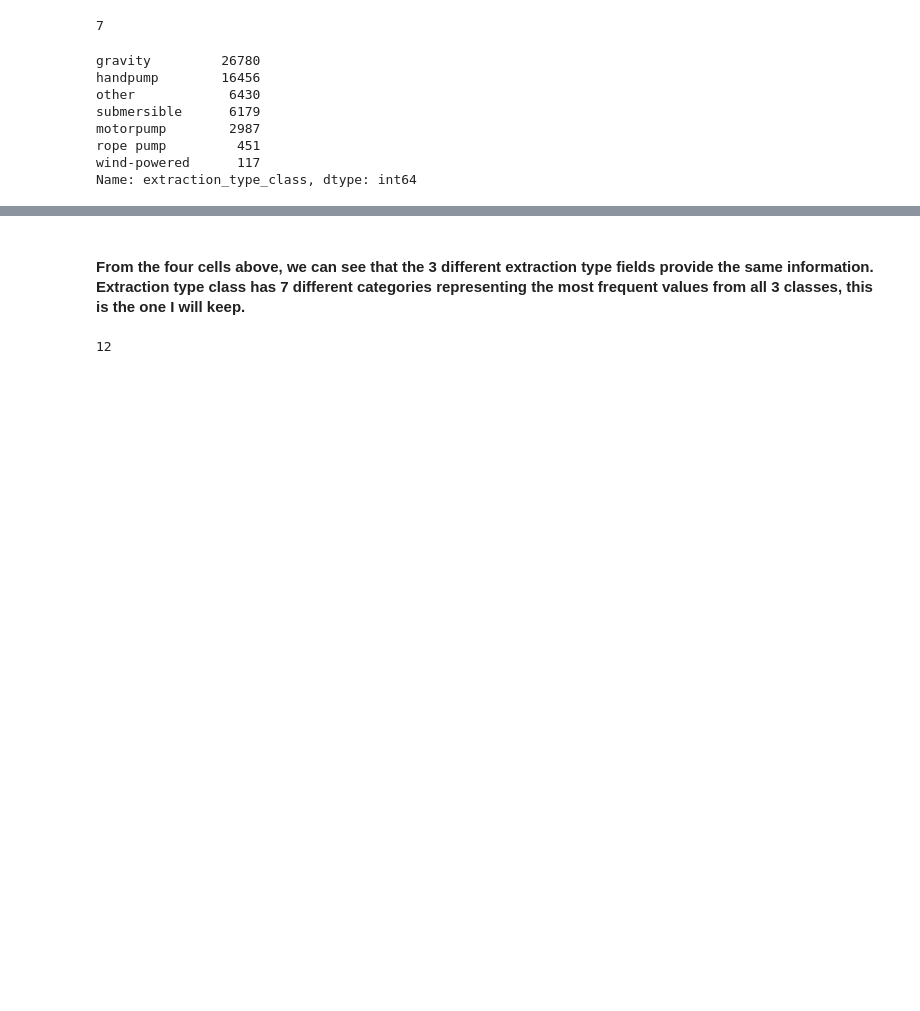
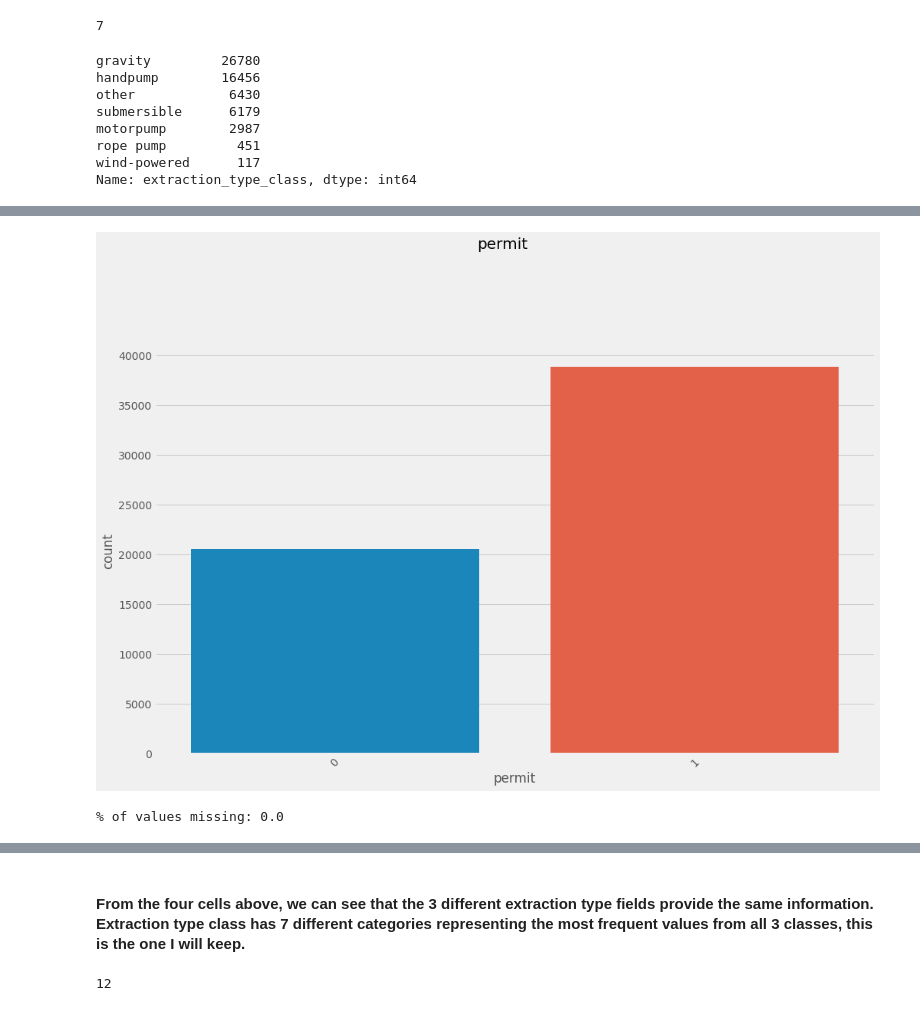
Before and after one commit to sydroth/tanzaniawellclassification, a Jupyter notebook: notebooks/02_jw_EDA.ipynb, the cells around one changed output, grey strips where cells are left out. Cells and saved outputs as stored; diff of their text form; code cells hidden in the pictures; blank space fills up the shorter version.

```diff
--- a/notebooks/02_jw_EDA.ipynb
+++ b/notebooks/02_jw_EDA.ipynb
@@ -1335,0 +1342,25 @@ Name: extraction_type_class, dtype: int64
+# %%
+def countplot_boxplot(column, dataframe):
+    fig = plt.figure(figsize=(15,20))
+    fig.suptitle(column, size=20)
+
+    ax1 = fig.add_subplot(2,1,1)
+    sns.countplot(dataframe[column], orient='h')
+    plt.xticks(rotation=45)
+    #ax2 = fig.add_subplot(2,1,2)
+    #sns.boxplot(dataframe[column])
+    #plt.xticks(rotation=45)
+    plt.show()
+
+    #print('Min:', dataframe[column].min())
+    #print('Mean:', dataframe[column].mean())
+    #print('Median:', dataframe[column].median())
+    #print('Mode:', dataframe[column].mode()[0])
+    #print('Max:', dataframe[column].max())
+    #print('**********************')
+    print('% of values missing:', (dataframe[column].isna().sum() / len(dataframe))*100)
+# %%
+countplot_boxplot('permit', train)
+# %% [output]
+[figure, added]
+% of values missing: 0.0
```
Also changed, not shown: parts of 100 cells of this notebook, 1 other file.
